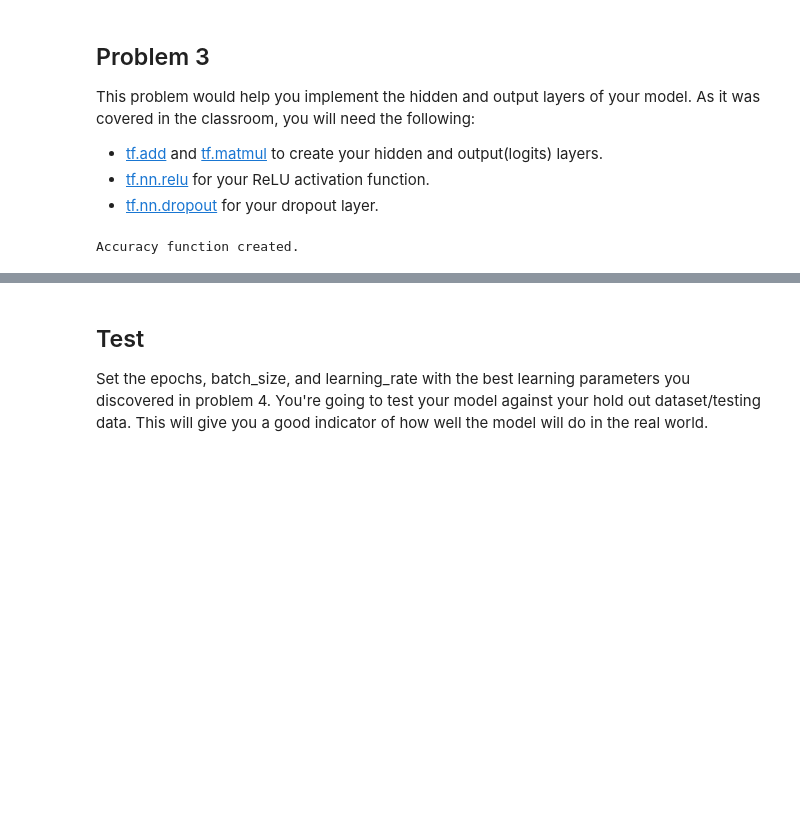
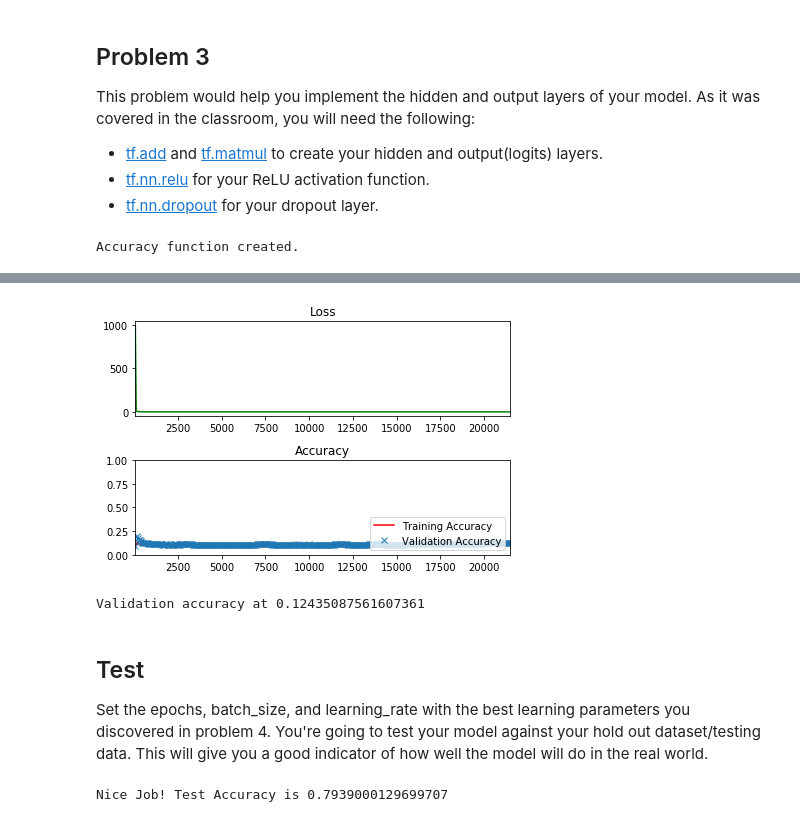
Before and after one commit to regYingzhe/Deep_Netural_Network_Lab, a Jupyter notebook: DNN_lab.ipynb, the cells around one changed output, grey strips where cells are left out. Drawn from its saved outputs; the diff is of its cells as text; code cells hidden in the pictures; blank space fills up the shorter version.

Commit message:
finish the test

```diff
--- a/DNN_lab.ipynb
+++ b/DNN_lab.ipynb
@@ -276,7 +276,7 @@ features_count = 784
 labels_count = 10
 
 # TODO: Set the hidden layer width. You can try different widths for different layers and experiment.
-hidden_layer_width = 20
+hidden_layer_width = 64
 
 # TODO: Set the features, labels, and keep_prob tensors
 features = tf.placeholder(tf.float32, shape = (None, features_count))
@@ -361,9 +361,9 @@ In the previous lab for a single Neural Network, you attempted several different
 You have another hyperparameter to tune now, however. Set the value for keep_probability and observe how it affects your results.
 # %%
 # TODO: Find the best parameters for each configuration
-epochs = 5
-batch_size = 90
-learning_rate = 0.2
+epochs = 10
+batch_size = 64
+learning_rate = 0.01
 keep_probability = 0.5
 
 
@@ -410,41 +410,44 @@ with tf.Session() as session:
                                                                      labels: train_labels, keep_prob: keep_probability})
                 validation_accuracy = session.run(accuracy, feed_dict={features: valid_features,
                                                                      labels: valid_labels, keep_prob: 1.0})
 
                 # Log batches
                 previous_batch = batches[-1] if batches else 0
                 batches.append(log_batch_step + previous_batch)
                 loss_batch.append(l)
                 train_acc_batch.append(training_accuracy)
                 valid_acc_batch.append(validation_accuracy)
 
         # Check accuracy against Validation data
         validation_accuracy = session.run(accuracy, feed_dict={features: valid_features,
                                                                      labels: valid_labels, keep_prob: 1.0})
 
 loss_plot = plt.subplot(211)
 loss_plot.set_title('Loss')
 loss_plot.plot(batches, loss_batch, 'g')
 loss_plot.set_xlim([batches[0], batches[-1]])
 acc_plot = plt.subplot(212)
 acc_plot.set_title('Accuracy')
 acc_plot.plot(batches, train_acc_batch, 'r', label='Training Accuracy')
 acc_plot.plot(batches, valid_acc_batch, 'x', label='Validation Accuracy')
 acc_plot.set_ylim([0, 1.0])
 acc_plot.set_xlim([batches[0], batches[-1]])
 acc_plot.legend(loc=4)
 plt.tight_layout()
 plt.show()
 
 print('Validation accuracy at {}'.format(validation_accuracy))
+# %% [output]
+[figure, added]
+Validation accuracy at 0.12435087561607361
 # %% [markdown]
 ## Test
 Set the epochs, batch_size, and learning_rate with the best learning parameters you discovered in problem 4.  You're going to test your model against your hold out dataset/testing data.  This will give you a good indicator of how well the model will do in the real world.
 # %%
 # TODO: Set the epochs, batch_size, and learning_rate with the best parameters from problem 4
-epochs = None
-batch_size = None
-learning_rate = None
+epochs = 10
+batch_size = 64
+learning_rate = 0.01
 
 
 
@@ -477,3 +480,5 @@ with tf.Session() as session:
                                                                      labels: test_labels, keep_prob: 1.0})
 
 print('Nice Job! Test Accuracy is {}'.format(test_accuracy))
+# %% [output]
+Nice Job! Test Accuracy is 0.7939000129699707
```
